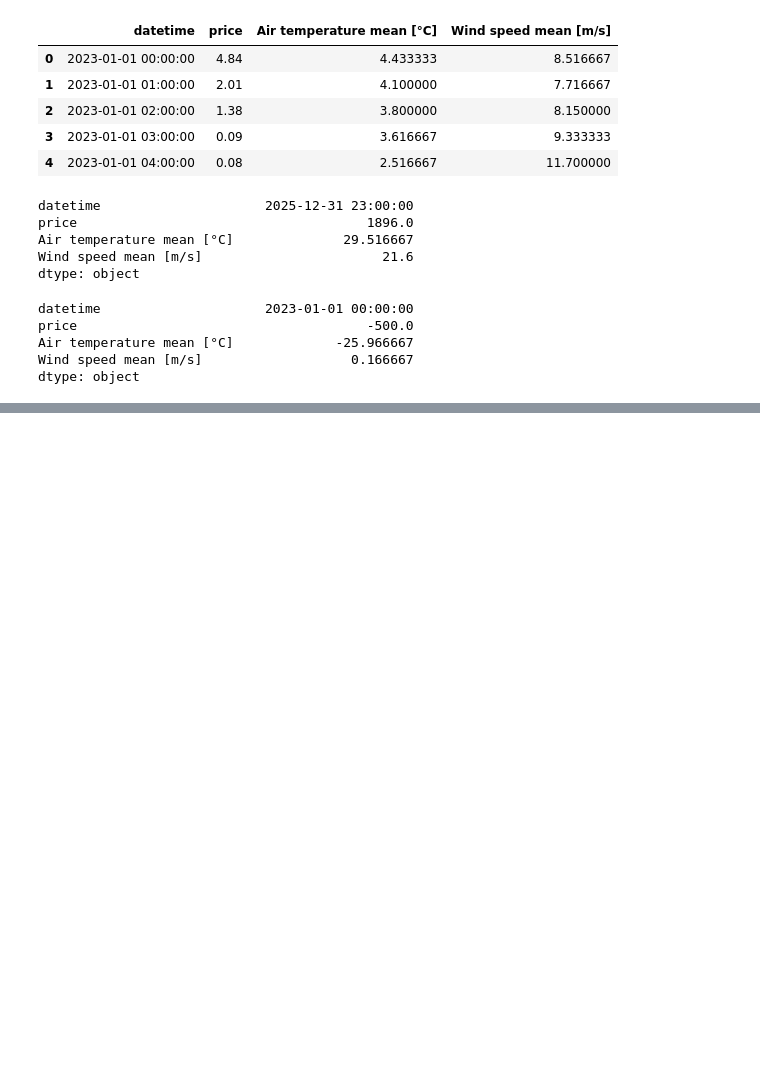
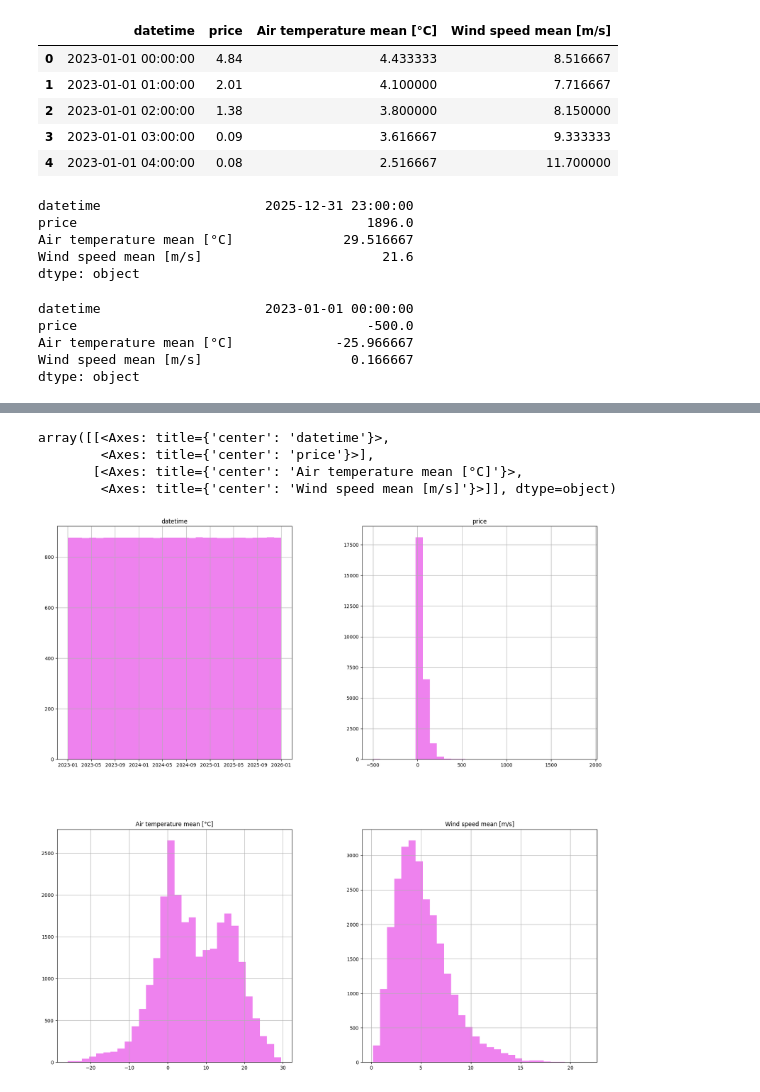
Before and after one commit to ThanSitt/nordpool_electricity_price_prediction, a Jupyter notebook: data/convertData/03_data_cleaning_and_alignment.ipynb, the cells around one changed output, grey strips where cells are left out. Drawn from its saved outputs; the diff is of its cells as text; code cells hidden in the pictures; blank space fills up the shorter version.

```diff
--- a/data/convertData/03_data_cleaning_and_alignment.ipynb
+++ b/data/convertData/03_data_cleaning_and_alignment.ipynb
@@ -90,0 +101,9 @@ dtype: object
+# %%
+#plot histograms for all numeric columns to check their distributions
+final_df_clean.hist(bins = 30, figsize = (20,20),color = 'violet')
+# %% [output]
+array([[<Axes: title={'center': 'datetime'}>,
+        <Axes: title={'center': 'price'}>],
+       [<Axes: title={'center': 'Air temperature mean [°C]'}>,
+        <Axes: title={'center': 'Wind speed mean [m/s]'}>]], dtype=object)
+[figure, added]
```
Also changed, not shown: parts of 4 cells of this notebook.
